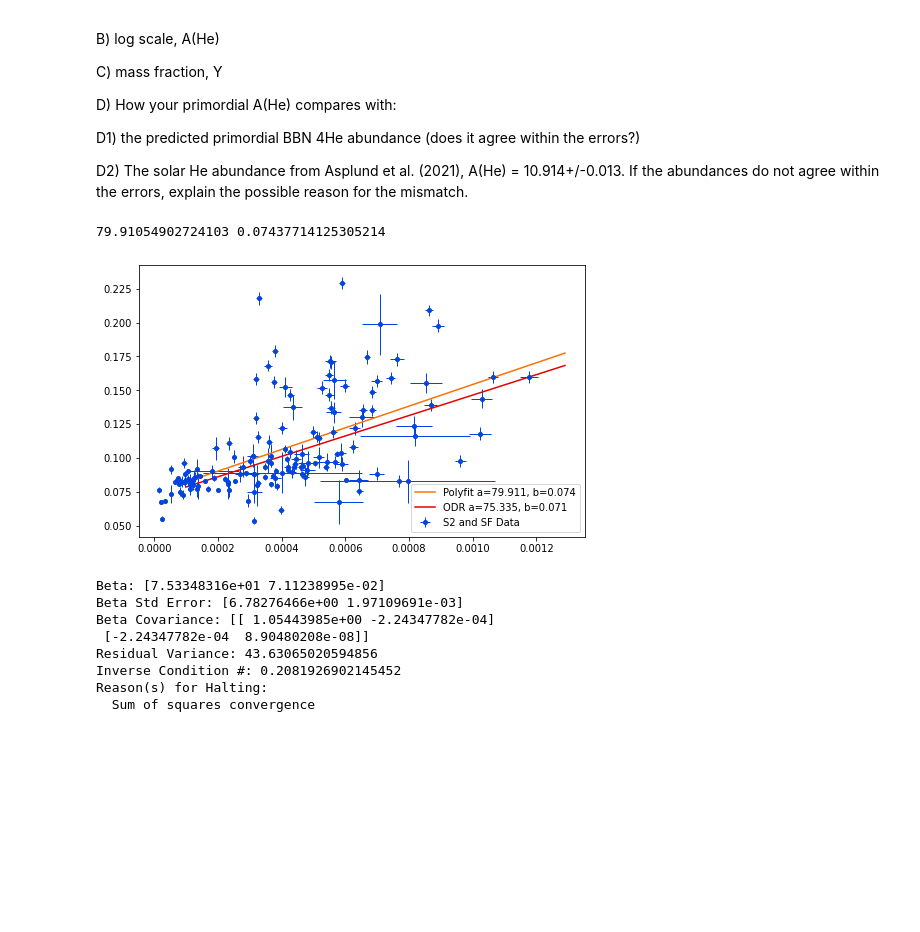
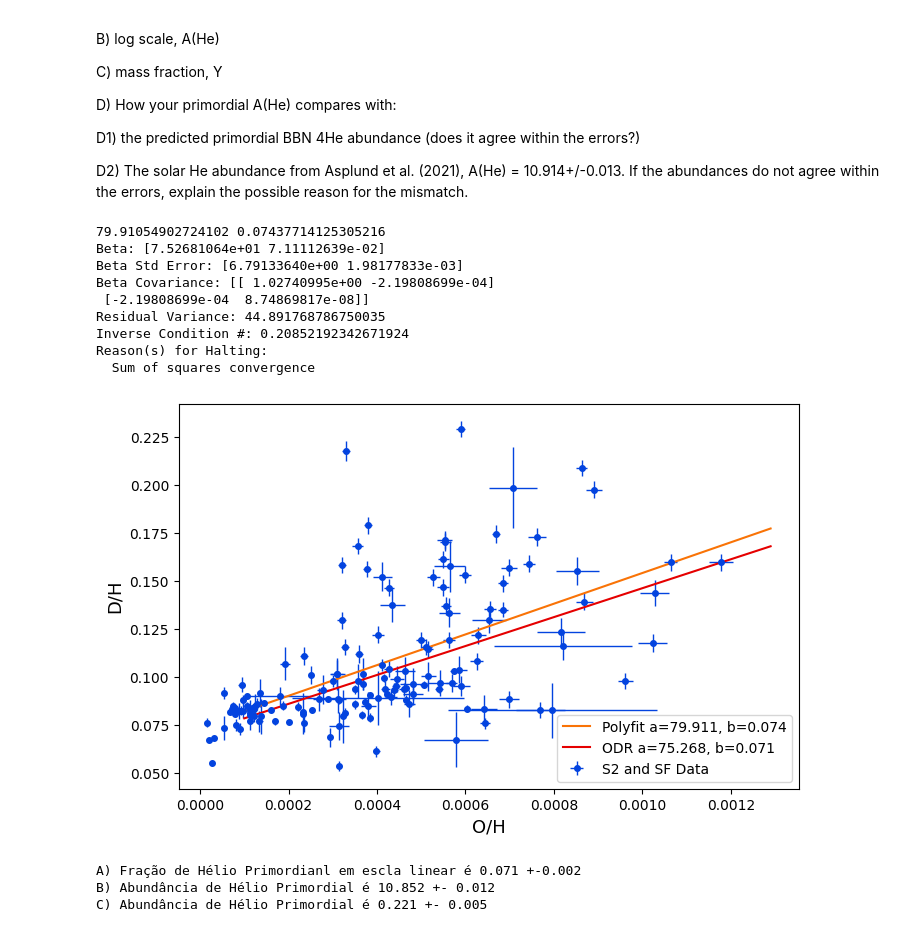
Before and after one commit to migueldeloreto/evolucao-quimica, a Jupyter notebook: atividade2/tarefa_2_evolucao.ipynb, the cells around one changed output. Cells and saved outputs as stored; diff of their text form; code cells hidden in the pictures; blank space fills up the shorter version.

```diff
--- a/atividade2/tarefa_2_evolucao.ipynb
+++ b/atividade2/tarefa_2_evolucao.ipynb
@@ -124,69 +119,75 @@ D2) The solar He abundance from Asplund et al. (2021), A(He) = 10.914+/-0.013. I
 # %%
 import scipy.odr as odrpack
 
-def abundance_converter(data, error, data_type, convert_into):
+def abundance_converter(data, data_type, convert_into):
     #Function that converts an abundance given in n_x/n_H, A(X)
     """"
     ARGUMENTS
     data:vector containing data points
-    error: error associated with data
     data_type: n_x/n_H (linear), A(X) (log)
     convert_into: desired abundance notation to be returned, n_x/n_H, A(X)
 
     OUTPUT
     converted: vector containing converter data points
-    error_converted: vector containing converted errors
     """
     if(data_type == 'linear'):
         if(convert_into == 'log'):
-            error=np.log10(np.array(data)+np.array(error))+12
-            data=np.log10(np.array(data))+12
-            error=abs(error-data)
-            return data, error
+            data=unp.log10(np.array(data))+12
+            return data
         else: raise NameError('Bad data_type or convert_into argument')
     elif(data_type == 'log'):
         if(convert_into == 'linear'):
-            error=(10**(-12))*(10**(np.array(data)+np.array(error)))
             data=(10**(-12))*(10**(np.array(data)))
-            error=abs(error-data)
-            return data, error
+            return data
         else: raise NameError('Bad convert_into argument (try linear or log)')
     else: raise NameError('Bad data_type argument (try linear or log)')
 
-def f(B, x): return B[0]*x + B[1]
-x=np.arange(0.0001, 0.0013, 0.00001)
 
 seyfert_sf=pd.read_csv('seyfert_and_sf_data.csv')
 
-o_h, err_o_h= abundance_converter(seyfert_sf['o_h'], seyfert_sf['erro(o_h)'], data_type='log', convert_into='linear')
-he_h, err_he_h=abundance_converter(seyfert_sf['+he_h'], seyfert_sf['erro(+he_h)'], data_type='log', convert_into='linear')
+o_h= abundance_converter(unp.uarray(seyfert_sf['o_h'], seyfert_sf['erro(o_h)']), data_type='log', convert_into='linear')
+heI_h=abundance_converter(unp.uarray(seyfert_sf['+he_h'], seyfert_sf['erro(+he_h)']), data_type='log', convert_into='linear')
+heII_h=abundance_converter(unp.uarray(seyfert_sf['he+_h+'], seyfert_sf['erro(he+_h+)']), data_type='log', convert_into='linear')
+heIII_h=abundance_converter(unp.uarray(seyfert_sf['he2+_h+'], seyfert_sf['erro(he2+_h+)']), data_type='log', convert_into='linear')
 
+he_h=heI_h
 
+def f(B, x): return B[0]*x + B[1]
+x=np.arange(0.0001, 0.0013, 0.00001)
 linear=odrpack.Model(f)
-data=odrpack.RealData(o_h, he_h, sx=err_o_h, sy=err_he_h)
-a,b=np.polyfit(o_h, he_h, 1)
+data=odrpack.RealData(unp.nominal_values(o_h), unp.nominal_values(he_h), sx=unp.std_devs(o_h), sy=unp.std_devs(he_h))
+a,b=np.polyfit(unp.nominal_values(o_h), unp.nominal_values(he_h), 1)
 print(a,b)
 odr=odrpack.ODR(data, linear, beta0=[80,0.07])
 output=odr.run()
+output.pprint()
 
 g2=plt.figure(figsize=(8,5))
-plt.errorbar(o_h, he_h, xerr=err_o_h, yerr=err_he_h, marker='o', markersize=4, linestyle='', color='xkcd:blue', elinewidth=1, label="S2 and SF Data")
+plt.errorbar(unp.nominal_values(o_h), unp.nominal_values(he_h), xerr=unp.std_devs(o_h), yerr=unp.std_devs(he_h), marker='o', markersize=4, linestyle='', color='xkcd:blue', elinewidth=1, label="S2 and SF Data")
 plt.plot(x, f([a,b], x), linewidth=1.5, color='xkcd:orange', label='Polyfit a={:.3f}, b={:.3f}'.format(a,b))
 plt.plot(x, f([output.beta[0],output.beta[1]], x), linewidth=1.5, color='xkcd:red', label='ODR a={:.3f}, b={:.3f}'.format(output.beta[0],output.beta[1]))
-plt.xlabel(r'\frac{n}{}', fontsize=13)
+plt.xlabel(r'O/H', fontsize=13)
 plt.ylabel(r'D/H', fontsize=13)
 plt.legend()
 plt.show()
 
-output.pprint()
+print(r"A) Fração de Hélio Primordianl em escla linear é {:.3f} +-{:.3f}".format(output.beta[1], output.sd_beta[1]))
+he_h_primordial=un.ufloat(output.beta[1], output.sd_beta[1])
+a_he_primordial=abundance_converter(he_h_primordial, data_type='linear', convert_into='log')
+print(r"B) Abundância de Hélio Primordial é {:.3f} +- {:.3f}".format(a_he_primordial.nominal_value, a_he_primordial.std_dev))
+yp=(4*he_h_primordial)/(1+4*he_h_primordial)
+print(r"C) Abundância de Hélio Primordial é {:.3f} +- {:.3f}".format(yp.nominal_value, yp.std_dev))
 # %% [output]
-79.91054902724103 0.07437714125305214
+79.91054902724102 0.07437714125305216
+Beta: [7.52681064e+01 7.11112639e-02]
+Beta Std Error: [6.79133640e+00 1.98177833e-03]
+Beta Covariance: [[ 1.02740995e+00 -2.19808699e-04]
+ [-2.19808699e-04  8.74869817e-08]]
+Residual Variance: 44.891768786750035
+Inverse Condition #: 0.20852192342671924
+Reason(s) for Halting:
+  Sum of squares convergence
-[figure, old version]
+[figure, new version]
-Beta: [7.53348316e+01 7.11238995e-02]
-Beta Std Error: [6.78276466e+00 1.97109691e-03]
-Beta Covariance: [[ 1.05443985e+00 -2.24347782e-04]
- [-2.24347782e-04  8.90480208e-08]]
-Residual Variance: 43.63065020594856
-Inverse Condition #: 0.2081926902145452
-Reason(s) for Halting:
-  Sum of squares convergence
+A) Fração de Hélio Primordianl em escla linear é 0.071 +-0.002
+B) Abundância de Hélio Primordial é 10.852 +- 0.012
+C) Abundância de Hélio Primordial é 0.221 +- 0.005
```
Also changed, not shown: parts of 2 cells of this notebook.
